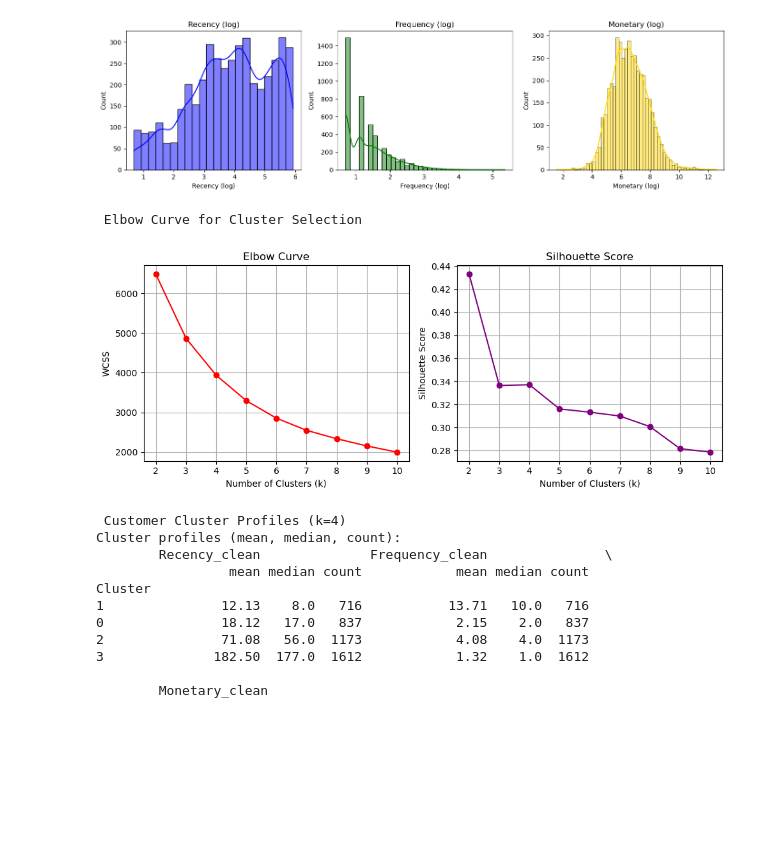
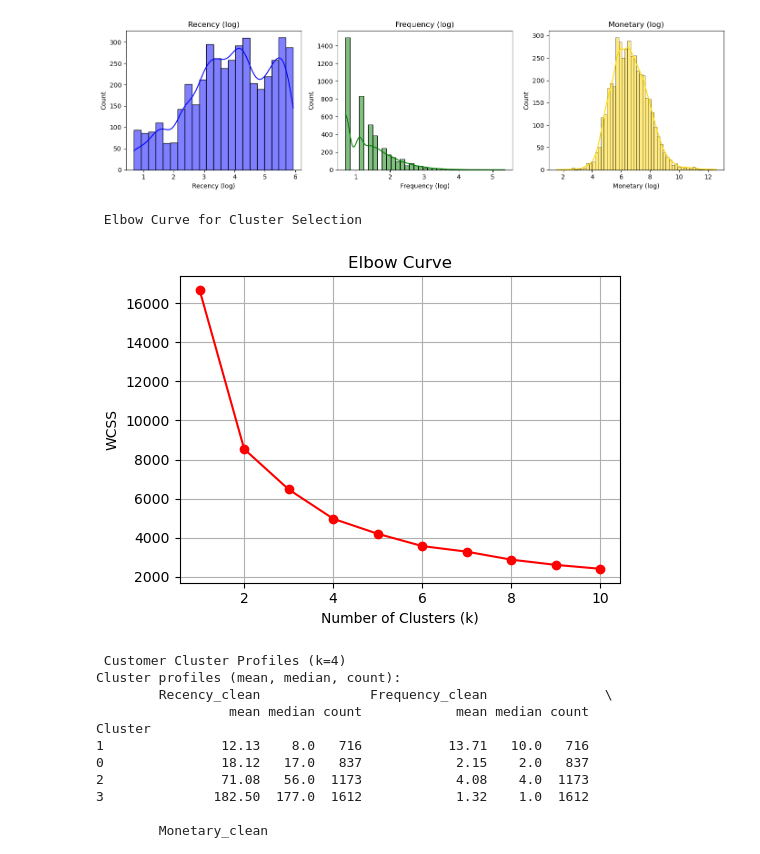
Before and after one commit to THIVA-AR/Fourth_project, a Jupyter notebook: my_fourth_project.ipynb, the cells around one changed output. Cells and saved outputs as stored; diff of their text form; code cells hidden in the pictures; blank space fills up the shorter version.

```diff
--- a/my_fourth_project.ipynb
+++ b/my_fourth_project.ipynb
@@ -275,6 +274,7 @@ Name: Quantity, dtype: int64
 # 3. PURCHASE TRENDS OVER TIME
 # Monthly trend
 
+df["InvoiceDate"] = pd.to_datetime(df["InvoiceDate"])
 df["Month"] = df["InvoiceDate"].dt.to_period("M").astype(str)
 monthly_sales = df.groupby("Month").size()
 
@@ -365,50 +365,38 @@ plt.show()
  RFM Feature Engineering
 [figure]
 # %%
-# 6. ELBOW CURVE FOR CLUSTER SELECTION (KMeans)
+# 6. ELBOW CURVE FOR CLUSTER SELECTION
 
 print("\n Elbow Curve for Cluster Selection")
 
 features = ["Recency_log", "Frequency_log", "Monetary_log"]
 X = rfm[features]
 
-# Standardize features
+# Define k range
+k_range = range(1, 11)
 
-scaler = StandardScaler()
-X_scaled = scaler.fit_transform(X)
-
+# Compute WCSS
 wcss = []
-sil_scores = []
-
-k_range = range(2, 11)
 for k in k_range:
-    kmeans = KMeans(n_clusters=k, random_state=42, n_init=10)
-    kmeans.fit(X_scaled)
+    kmeans = KMeans(n_clusters=k, random_state=42)
+    kmeans.fit(X)
     wcss.append(kmeans.inertia_)
-    sil_scores.append(silhouette_score(X_scaled, kmeans.labels_))
 
 # Elbow plot
 plt.figure(figsize=(10, 4))
 
 plt.subplot(1, 2, 1)
 plt.plot(k_range, wcss, marker="o", color="red")
 plt.xlabel("Number of Clusters (k)")
 plt.ylabel("WCSS")
 plt.title("Elbow Curve")
 plt.grid(True)
 
-plt.subplot(1, 2, 2)
-plt.plot(k_range, sil_scores, marker="o", color="purple")
-plt.xlabel("Number of Clusters (k)")
-plt.ylabel("Silhouette Score")
-plt.title("Silhouette Score")
-plt.grid(True)
-
 plt.tight_layout()
 plt.show()
 # %% [output]
  Elbow Curve for Cluster Selection
-[figure, old version]
+[figure, new version]
 # %%
 # 7. CUSTOMER CLUSTER PROFILES
 
```
Also changed, not shown: parts of 12 cells of this notebook.
